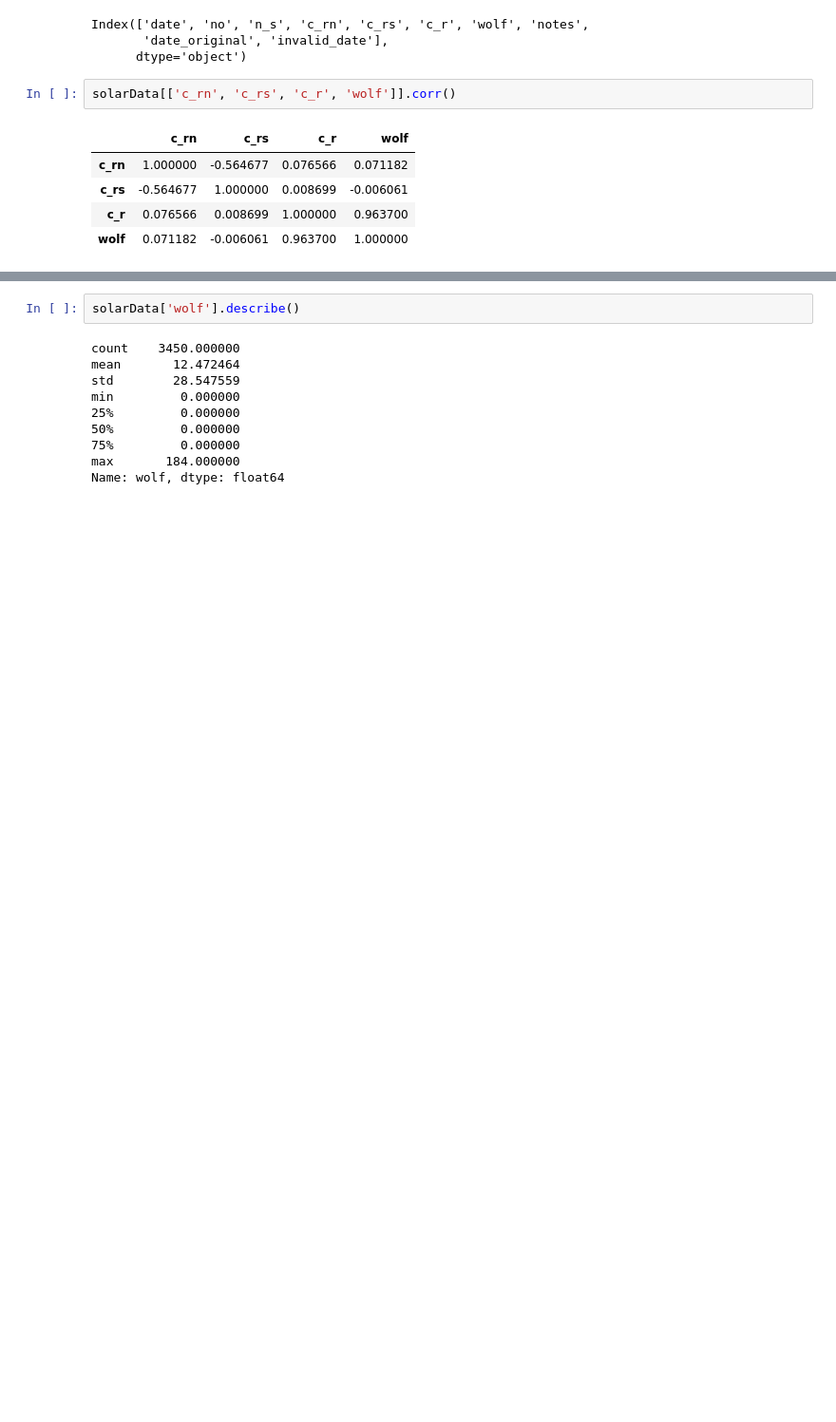
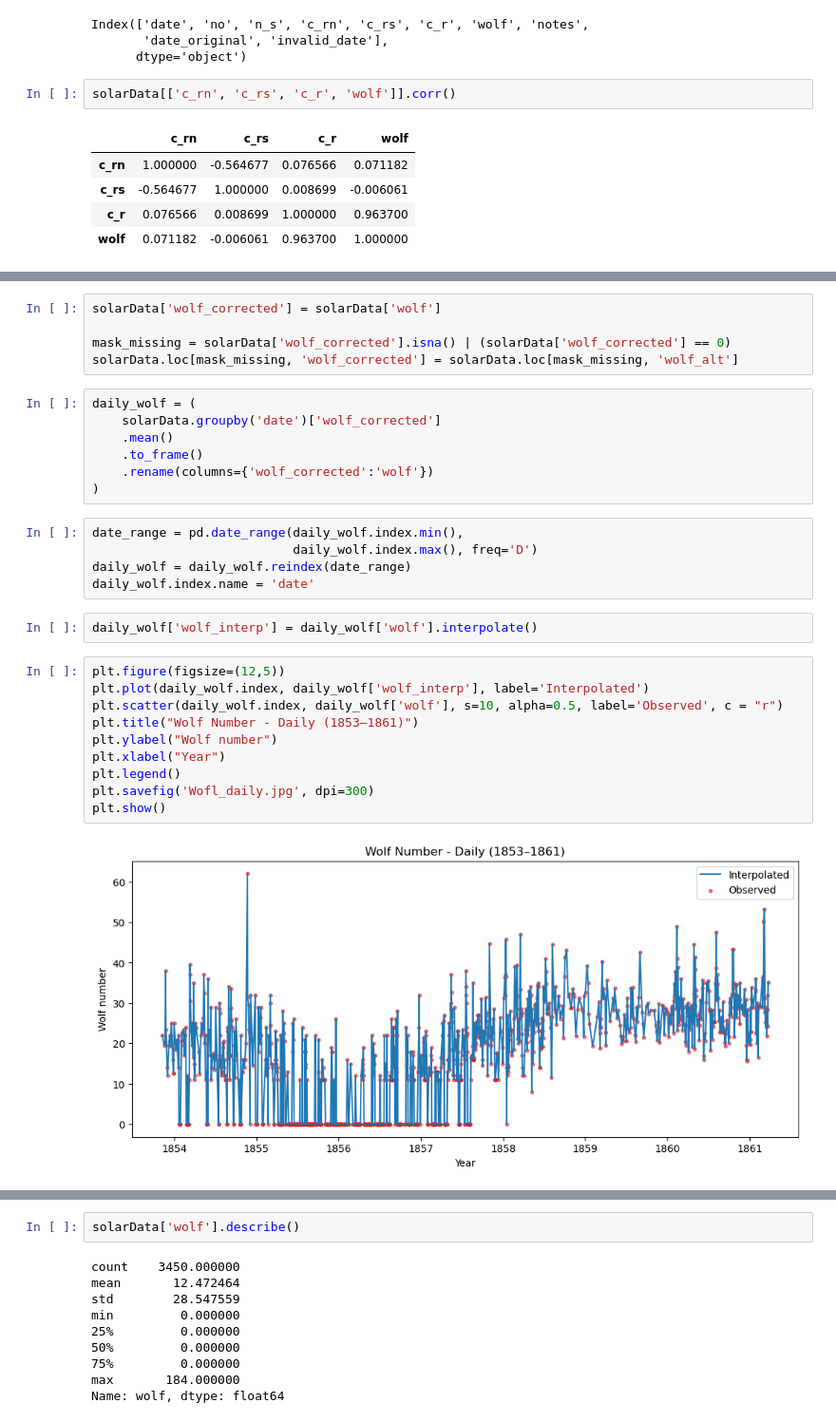
Before and after one commit to QubitShifter/JupiterLab, a Jupyter notebook: 00.ExamProject/SolarData.ipynb, the cells around one changed output, grey strips where cells are left out. Shown at 95% size. Saved outputs shown, nothing was run; the diff lists cells and outputs as text; blank space fills up the shorter version.

```diff
--- a/00.ExamProject/SolarData.ipynb
+++ b/00.ExamProject/SolarData.ipynb
@@ -610,0 +688,31 @@ solarData[['c_rn', 'c_rs', 'c_r', 'wolf']].corr()
+# %%
+solarData['wolf_corrected'] = solarData['wolf']
+
+mask_missing = solarData['wolf_corrected'].isna() | (solarData['wolf_corrected'] == 0)
+solarData.loc[mask_missing, 'wolf_corrected'] = solarData.loc[mask_missing, 'wolf_alt']
+# %%
+daily_wolf = (
+    solarData.groupby('date')['wolf_corrected']
+    .mean()
+    .to_frame()
+    .rename(columns={'wolf_corrected':'wolf'})
+)
+# %%
+date_range = pd.date_range(daily_wolf.index.min(),
+                           daily_wolf.index.max(), freq='D')
+daily_wolf = daily_wolf.reindex(date_range)
+daily_wolf.index.name = 'date'
+# %%
+daily_wolf['wolf_interp'] = daily_wolf['wolf'].interpolate()
+# %%
+plt.figure(figsize=(12,5))
+plt.plot(daily_wolf.index, daily_wolf['wolf_interp'], label='Interpolated')
+plt.scatter(daily_wolf.index, daily_wolf['wolf'], s=10, alpha=0.5, label='Observed', c = "r")
+plt.title("Wolf Number - Daily (1853–1861)")
+plt.ylabel("Wolf number")
+plt.xlabel("Year")
+plt.legend()
+plt.savefig('Wofl_daily.jpg', dpi=300)
+plt.show()
+# %% [output]
+[figure, added]
```
Also changed, not shown: parts of 68 cells of this notebook, 8 other files.
